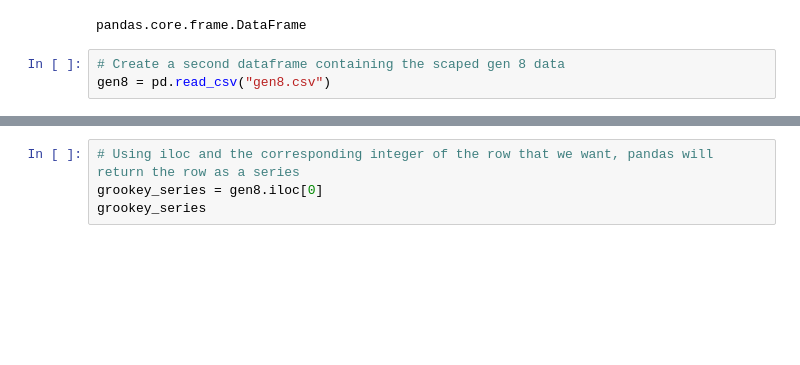
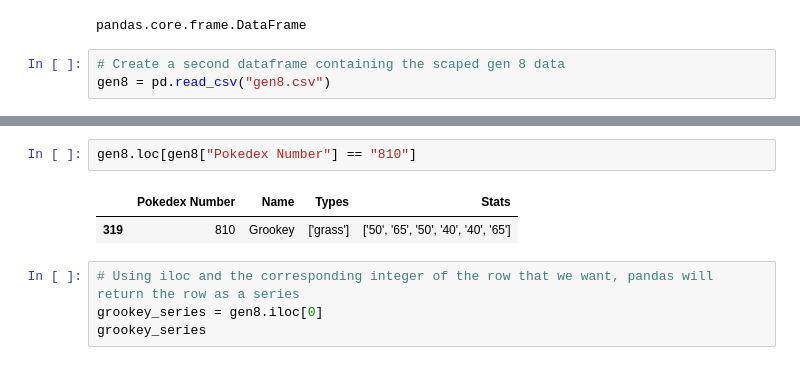
Before and after one commit to HackChart/data-analysis, a Jupyter notebook: Pokemon/pokemon_nb.ipynb, the cells around one changed output, grey strips where cells are left out. Drawn from its saved outputs; the diff is of its cells as text; blank space fills up the shorter version.

```diff
--- a/Pokemon/pokemon_nb.ipynb
+++ b/Pokemon/pokemon_nb.ipynb
@@ -102,3 +70,8 @@ gen8
+# %%
+gen8.loc[gen8["Pokedex Number"] == "810"]
+# %% [output]
+|  | Pokedex Number | Name | Types | Stats |
+| 319 | 810 | Grookey | ['grass'] | ['50', '65', '50', '40', '40', '65'] |
 # %%
 # Using iloc and the corresponding integer of the row that we want, pandas will return the row as a series
 grookey_series = gen8.iloc[0]
```
Also changed, not shown: parts of 2 cells of this notebook, 2 other files.
